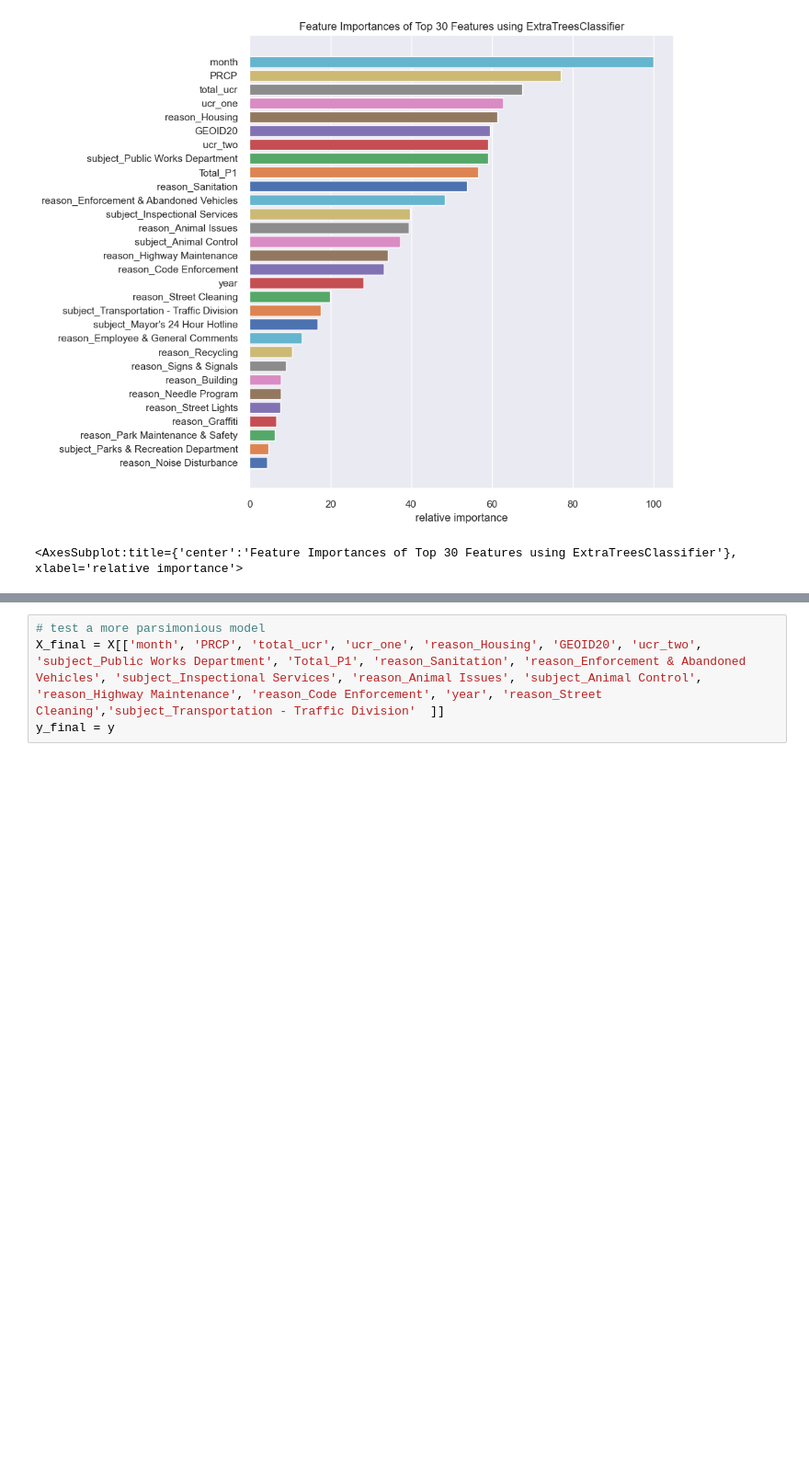
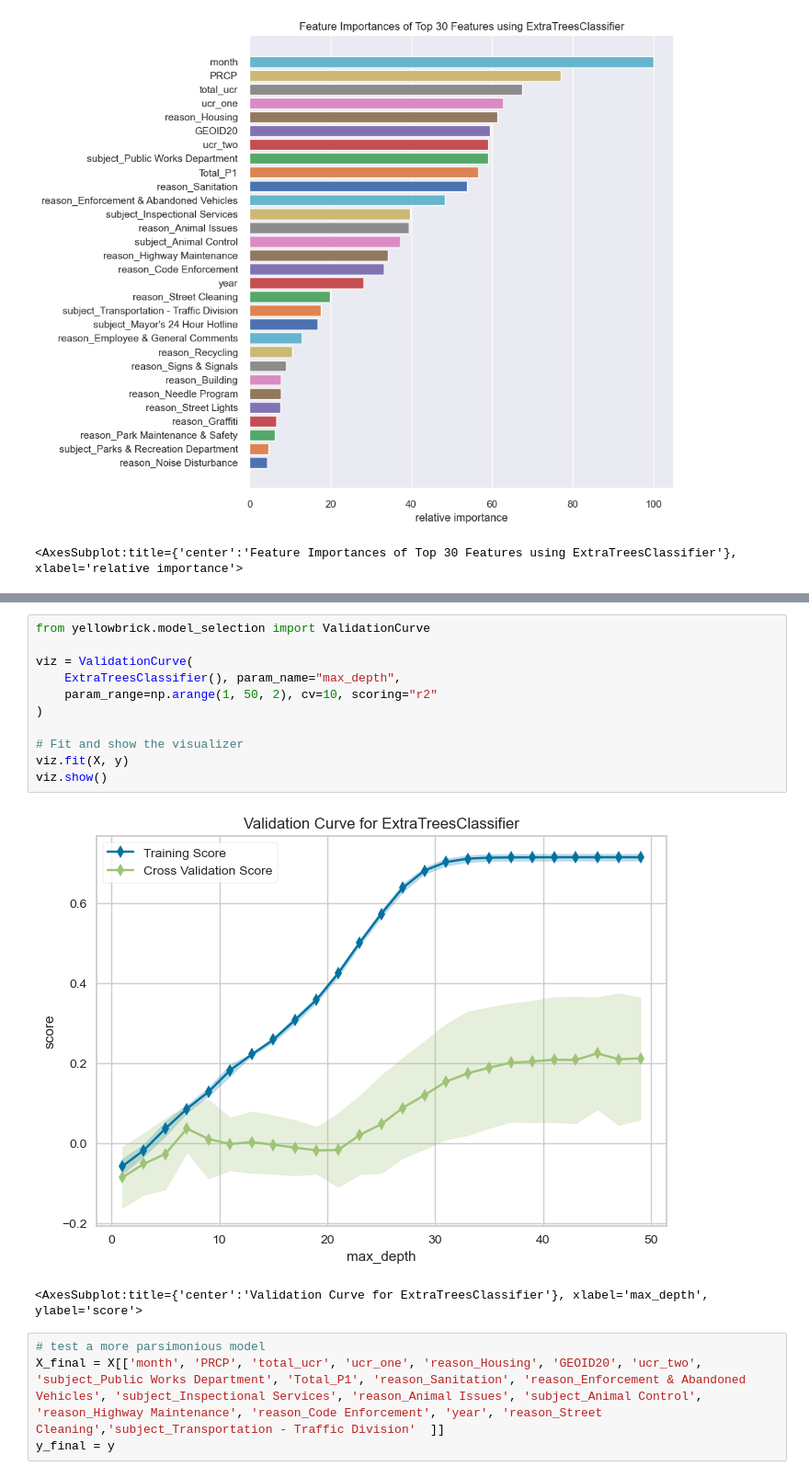
Before and after one commit to georgetown-analytics/boston-311, a Jupyter notebook: 02 code/Encoding_FeatureEngineering_Initial_ML_JPS.ipynb, the cells around one changed output, grey strips where cells are left out. Shown at 92% size. Drawn from its saved outputs; the diff is of its cells as text; blank space fills up the shorter version.

```diff
--- a/02 code/Encoding_FeatureEngineering_Initial_ML_JPS.ipynb
+++ b/02 code/Encoding_FeatureEngineering_Initial_ML_JPS.ipynb
@@ -437,3 +447,17 @@ ExtraTreesClassifier(min_samples_leaf=2, min_samples_split=5)
+# %%
+from yellowbrick.model_selection import ValidationCurve
+
+viz = ValidationCurve(
+    ExtraTreesClassifier(), param_name="max_depth",
+    param_range=np.arange(1, 50, 2), cv=10, scoring="r2"
+)
+
+# Fit and show the visualizer
+viz.fit(X, y)
+viz.show()
+# %% [output]
+[figure, added]
+<AxesSubplot:title={'center':'Validation Curve for ExtraTreesClassifier'}, xlabel='max_depth', ylabel='score'>
 # %%
 # test a more parsimonious model
 X_final = X[['month', 'PRCP', 'total_ucr', 'ucr_one', 'reason_Housing', 'GEOID20', 'ucr_two', 'subject_Public Works Department', 'Total_P1', 'reason_Sanitation', 'reason_Enforcement & Abandoned Vehicles', 'subject_Inspectional Services', 'reason_Animal Issues', 'subject_Animal Control', 'reason_Highway Maintenance', 'reason_Code Enforcement', 'year', 'reason_Street Cleaning','subject_Transportation - Traffic Division'  ]]
```
Also changed, not shown: parts of 6 cells of this notebook.
